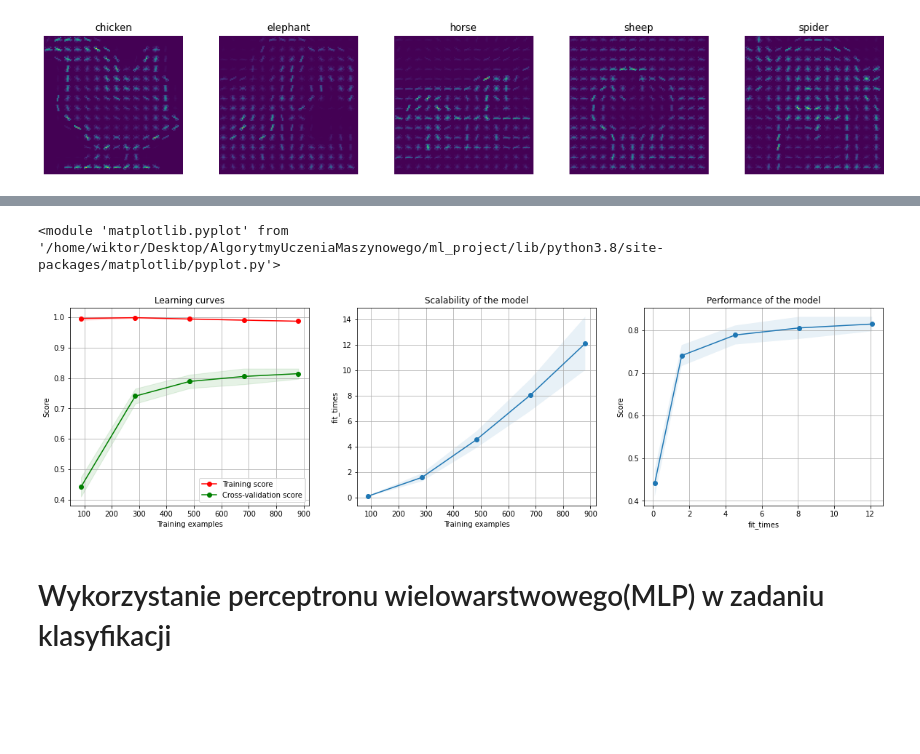
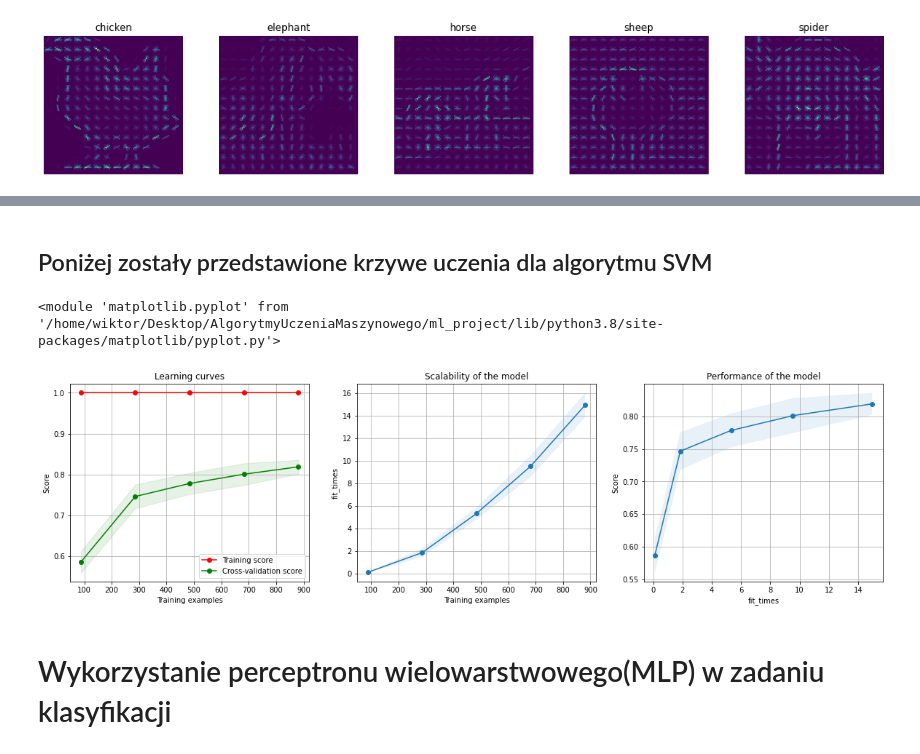
Before and after one commit to Wiktor-99/AUM, a Jupyter notebook: algorithms_projects.ipynb, the cells around one changed output, grey strips where cells are left out. Cells and saved outputs as stored; diff of their text form; code cells hidden in the pictures; blank space fills up the shorter version.

```diff
--- a/algorithms_projects.ipynb
+++ b/algorithms_projects.ipynb
@@ -206,8 +222,9 @@ weighted avg       0.84      0.84      0.84       221
+# %% [markdown]
+## Poniżej zostały przedstawione krzywe uczenia dla algorytmu SVM
 # %%
 from sklearn.model_selection import ShuffleSplit
 from sklearn.model_selection import learning_curve
 
-svm_svc = svm.SVC()
 def plot_learning_curve(
     estimator,
     X,
@@ -273,35 +290,35 @@ def plot_learning_curve(
         alpha=0.1,
     )
     axes[1].set_xlabel("Training examples")
     axes[1].set_ylabel("fit_times")
     axes[1].set_title("Scalability of the model")
 
     # Plot fit_time vs score
     fit_time_argsort = fit_times_mean.argsort()
     fit_time_sorted = fit_times_mean[fit_time_argsort]
     test_scores_mean_sorted = test_scores_mean[fit_time_argsort]
     test_scores_std_sorted = test_scores_std[fit_time_argsort]
     axes[2].grid()
     axes[2].plot(fit_time_sorted, test_scores_mean_sorted, "o-")
     axes[2].fill_between(
         fit_time_sorted,
         test_scores_mean_sorted - test_scores_std_sorted,
         test_scores_mean_sorted + test_scores_std_sorted,
         alpha=0.1,
     )
     axes[2].set_xlabel("fit_times")
     axes[2].set_ylabel("Score")
     axes[2].set_title("Performance of the model")
 
     return plt
 
 cv = ShuffleSplit(n_splits=3, test_size=0.2, random_state=15)
 
 
-plot_learning_curve(svm.SVC(C=0.9,max_iter=1000), hog_train, y, cv=cv, n_jobs=4)
+plot_learning_curve(svm.SVC(C=10, random_state=1), hog_train, y, cv=cv, n_jobs=4)
 # %% [output]
 <module 'matplotlib.pyplot' from '/home/wiktor/Desktop/AlgorytmyUczeniaMaszynowego/ml_project/lib/python3.8/site-packages/matplotlib/pyplot.py'>
-[figure, old version]
+[figure, new version]
 # %% [markdown]
 # Wykorzystanie perceptronu wielowarstwowego(MLP) w zadaniu klasyfikacji
 # %%
```
Also changed, not shown: parts of 5 cells of this notebook.
